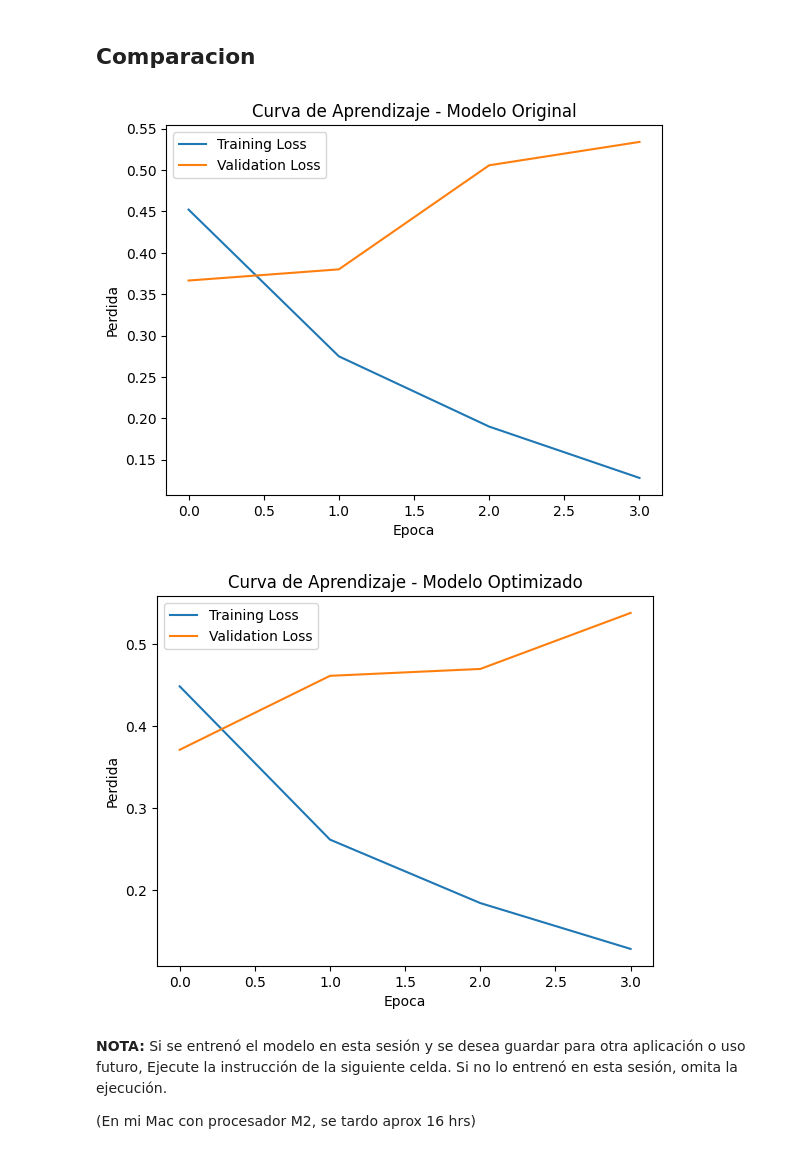
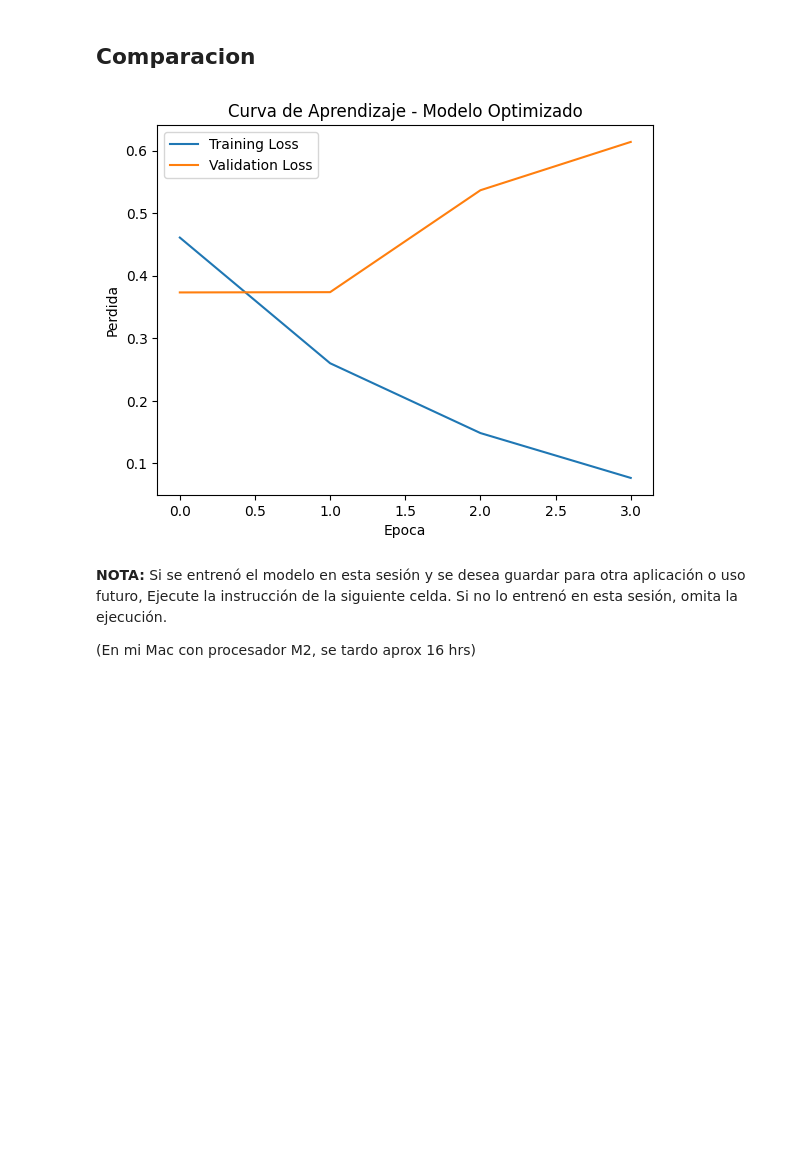
Before and after one commit to Sofiamishel2003/Analisis_Sentimientos_LSTM, a Jupyter notebook: Analisis_Sentimientos_RNN.ipynb, the cells around one changed output. Saved outputs shown, nothing was run; the diff lists cells and outputs as text; code cells hidden in the pictures; blank space fills up the shorter version.

Commit message:
feat: optimized model and pdf

```diff
--- a/Analisis_Sentimientos_RNN.ipynb
+++ b/Analisis_Sentimientos_RNN.ipynb
@@ -184,0 +141,7 @@ Epoch 4: early stopping
+# %%
+# New split
+separation_point = round(len(X_test) * 0.3)
+X_val = X_test[:separation_point]
+y_val = y_test[:separation_point]
+
+print("Val:",X_val.shape, y_val.shape)
@@ -190,26 +216,25 @@ modelo_nuevo.save("model_new.keras")
 # %%
 # Después del entrenamiento se puede revisar el historial
 from matplotlib import pyplot as plt
 import numpy as np
 
-plt.title("Curva de Aprendizaje - Modelo Original")
-plt.plot(np.arange(0,4), historia_og.history["loss"], label="Training Loss")
-plt.plot(np.arange(0,4), historia_og.history["val_loss"], label="Validation Loss")
-plt.xlabel("Epoca")
-plt.ylabel("Perdida")
-plt.legend()
-plt.show()
+# plt.title("Curva de Aprendizaje - Modelo Original")
+# plt.plot(np.arange(0,4), historia_og.history["loss"], label="Training Loss")
+# plt.plot(np.arange(0,4), historia_og.history["val_loss"], label="Validation Loss")
+# plt.xlabel("Epoca")
+# plt.ylabel("Perdida")
+# plt.legend()
+# plt.show()
 
 plt.title("Curva de Aprendizaje - Modelo Optimizado")
 plt.plot(np.arange(0,4), historia_new.history["loss"], label="Training Loss")
 plt.plot(np.arange(0,4), historia_new.history["val_loss"], label="Validation Loss")
 plt.xlabel("Epoca")
 plt.ylabel("Perdida")
 plt.legend()
 plt.show()
 # %% [output]
-[figure, old version]
+[figure, new version]
-[figure, removed]
 # %% [markdown]
 **NOTA:** Si se entrenó el modelo en esta sesión y se desea guardar para otra aplicación o uso futuro, Ejecute la instrucción de la siguiente celda.  Si no lo entrenó en esta sesión, omita la ejecución.
 
```
Also changed, not shown: parts of 12 cells of this notebook, 4 other files.
